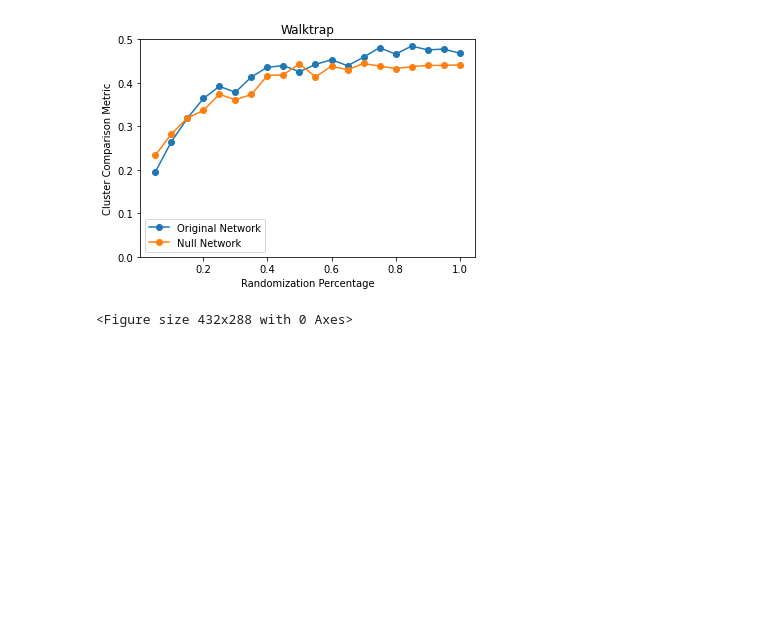
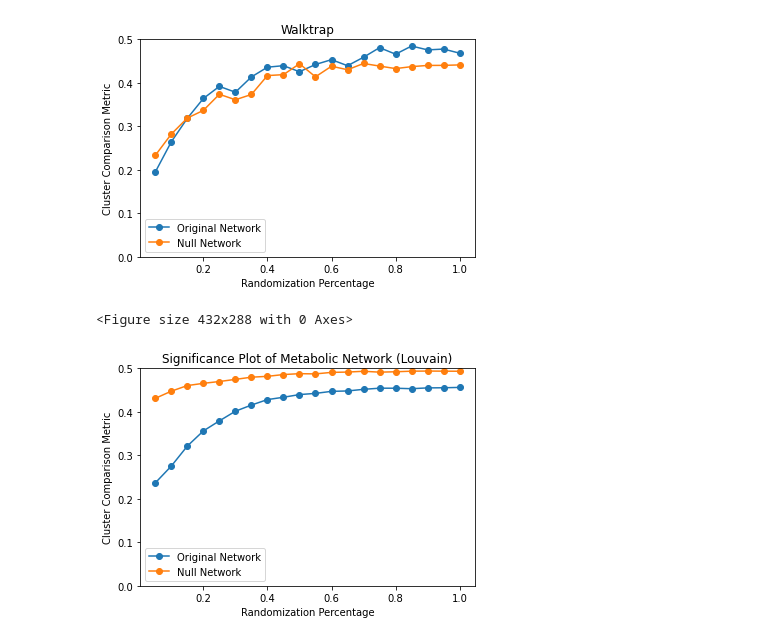
Before and after one commit to ericssimpson/robust-community-detection, a Jupyter notebook: report.ipynb, the cells around one changed output. Cells and saved outputs as stored; diff of their text form; code cells hidden in the pictures; blank space fills up the shorter version.

```diff
--- a/report.ipynb
+++ b/report.ipynb
@@ -117,7 +124,14 @@ plot_3 = plot_robin(graph, output_3["Mean"], output_3["MeanRandom"], legend=("Or
 #plot_robin(graph, robust_output["Mean"], robust_output["MeanRandom"], legend=("real data", "null model"))
 # %%
 graph1 = prep_graph(file="datasets/celegans_metabolic.net", file_format="net")
+graph1r = random(graph1.copy())
 graph2 = prep_graph(file="datasets/football.gml", file_format="gml")
+graph2r = random(graph2.copy())
+# %%
+robust_output1 = robin_robust(graph=graph1, graph_random=graph1r, method="louvain")
+plot_robin(graph1, robust_output1["Mean"], robust_output1["MeanRandom"], legend=("Original Network", "Null Network"), title="Significance Plot of Metabolic Network (Louvain)")
+# %% [output]
+[figure, added]
 # %%
 compare_output1 = robin_compare(graph=graph1, method1="louvain", method2="fastgreedy")
 plot_robin(graph1, compare_output1["Mean1"], compare_output1["Mean2"], legend=("Louvain", "Fast Greedy"), title="C. Elegans Metabolic")
```
Also changed, not shown: parts of 17 cells of this notebook, 21 other files.
